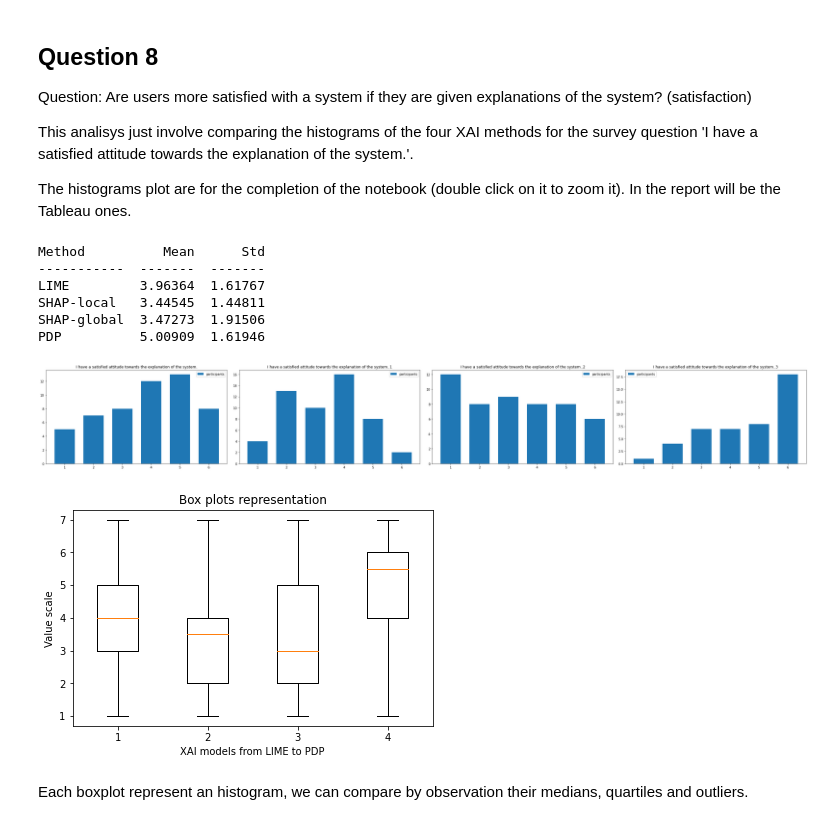
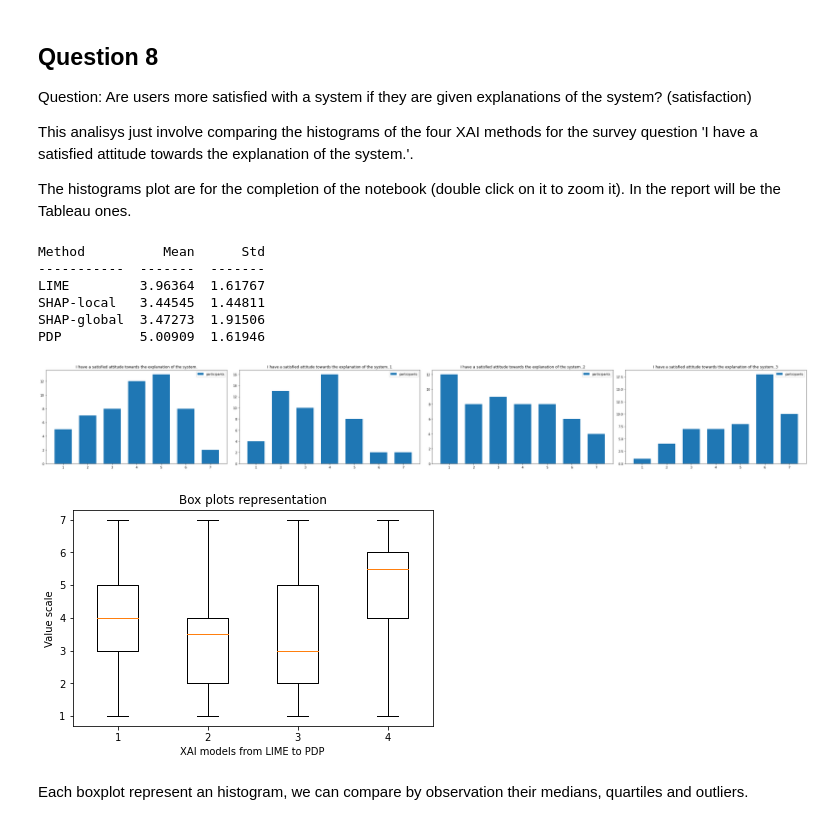
Before and after one commit to unofficial-Jona/Unimaas_researchproject_XAI, a Jupyter notebook: Data analysis.ipynb, the cells around one changed output. Cells and saved outputs as stored; diff of their text form; code cells hidden in the pictures.

```diff
--- a/Data analysis.ipynb
+++ b/Data analysis.ipynb
@@ -76,7 +76,7 @@ def get_histo_grid(safe_fig=False):
         row = (i-6)//5
         col = (i-6)%5
         # axs[row,col].set_size_inches(18.5, 10.5)
-        axs[row,col].hist(data, bins=np.arange(1,8)-0.5, histtype='bar',  label=['non_ml_background', 'ml_background'])
+        axs[row,col].hist(data, bins=np.arange(1,9)-0.5, histtype='bar',  label=['non_ml_background', 'ml_background'])
         axs[row,col].set_title(original_column_names[i-1])
         axs[row,col].legend()
     # plt.legend()
@@ -408,7 +408,7 @@ def get_histo_grid(safe_fig=False):
         row = 1
         col = (i-6)%5
 
-        axs[col].hist(data, bins=np.arange(1,8)-0.5, histtype='bar',  label=['LIME','SHAP'],rwidth=0.7)
+        axs[col].hist(data, bins=np.arange(1,9)-0.5, histtype='bar',  label=['LIME','SHAP'],rwidth=0.7)
         axs[col].set_title(original_column_names[i-1])
         axs[col].legend()
         axs[col].set_ylabel('Number of votes')
@@ -474,7 +474,7 @@ def get_histo_grid(safe_fig=False):
         col = (i-6)//5
         row = 1
         # axs[row,col].set_size_inches(18.5, 10.5)
-        axs[col].hist(data, bins=np.arange(1,8)-0.5, histtype='bar',  label=['participants'],rwidth=0.7)
+        axs[col].hist(data, bins=np.arange(1,9)-0.5, histtype='bar',  label=['participants'],rwidth=0.7)
         axs[col].set_title(original_column_names[i-1])
         axs[col].legend()
 
@@ -548,7 +548,7 @@ def get_histo_grid(safe_fig=False):
         col = (i-6)//5
         row = 1
 
-        axs[col].hist(data, bins=np.arange(1,8)-0.5, histtype='bar',  label=['participants'],rwidth=0.7)
+        axs[col].hist(data, bins=np.arange(1,9)-0.5, histtype='bar',  label=['participants'],rwidth=0.7)
         axs[col].set_title(original_column_names[i-1])
         axs[col].legend()
 
@@ -623,7 +623,7 @@ def get_histo_grid(safe_fig=False):
         col = (i-6)//5
         row = 1
 
-        axs[col].hist(data, bins=np.arange(1,8)-0.5, histtype='bar',  label=['participants'],rwidth=0.7)
+        axs[col].hist(data, bins=np.arange(1,9)-0.5, histtype='bar',  label=['participants'],rwidth=0.7)
         axs[col].set_title(original_column_names[i-1])
         axs[col].legend()
 
@@ -633,34 +633,34 @@ def get_histo_grid(safe_fig=False):
 
         methods = ['LIME','SHAP-local','SHAP-global','PDP']
         column = methods[counter], mu1[counter], std1[counter]
         table.append(column)
         counter = counter+1
         data_boxplot.append(data)
 
     print(tabulate((table), headers=['Method', 'Mean', 'Std']))
     print('')
     plt.tight_layout()
     if safe_fig:
         plt.savefig('data/images/Answers Question 8')
 
     #Box plots representation
     fig = plt.figure(figsize =(5, 3))
     ax = fig.add_axes([1, 1, 1, 1])
     ax.set_title('Box plots representation')
     bp = ax.boxplot(data_boxplot)
     plt.xlabel("XAI models from LIME to PDP")
     plt.ylabel("Value scale")
     plt.show()
 
 get_histo_grid(safe_fig=True)
 # %% [output]
 Method          Mean      Std
 -----------  -------  -------
 LIME         3.96364  1.61767
 SHAP-local   3.44545  1.44811
 SHAP-global  3.47273  1.91506
 PDP          5.00909  1.61946
-[figure, old version]
+[figure, new version]
 [figure]
 # %% [markdown]
 Each boxplot represent an histogram, we can compare by observation their medians, quartiles and outliers.
```
Also changed, not shown: parts of 5 cells of this notebook.
